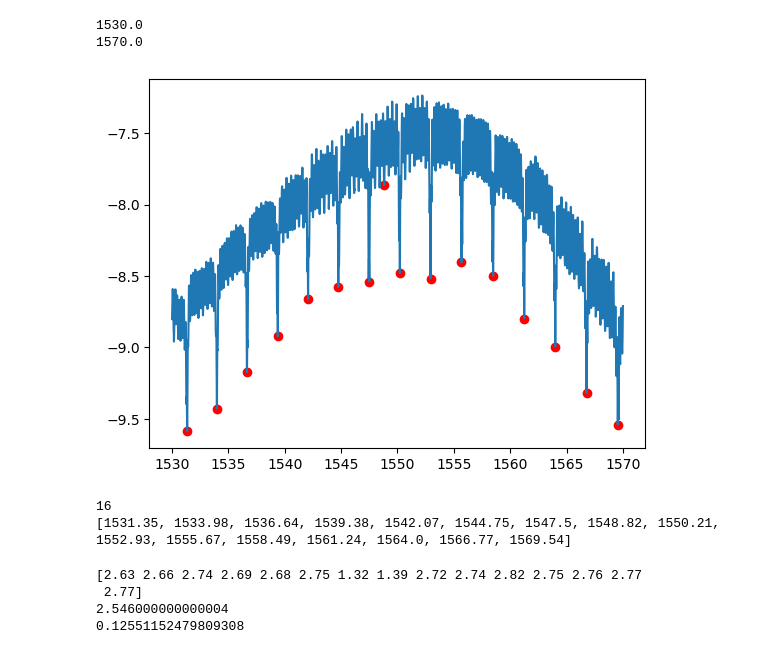
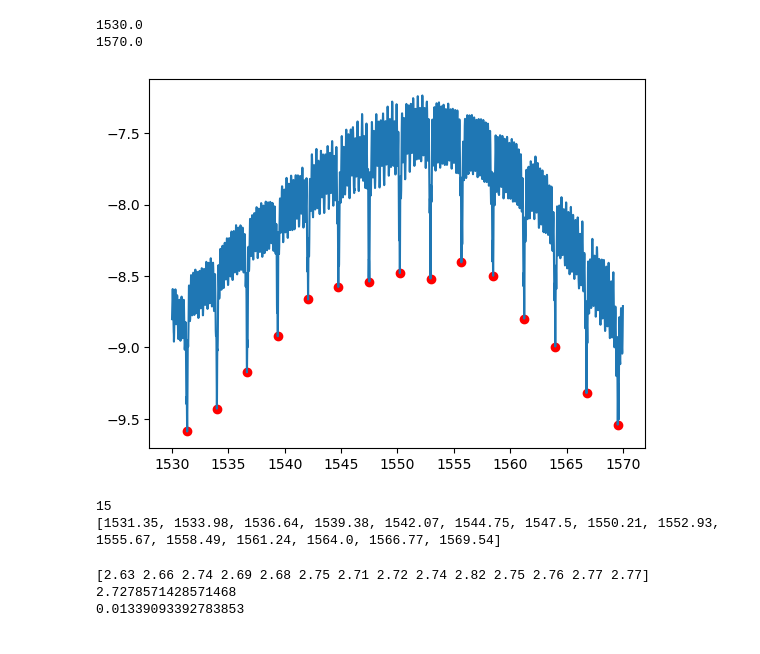
Before and after one commit to tdasanjh/team-chip-project, a Jupyter notebook: data_analysis/data_analysis_notebook.ipynb, the cells around one changed output. Cells and saved outputs as stored; diff of their text form; code cells hidden in the pictures.

Commit message:
repeating previous run with higher prominence

```diff
--- a/data_analysis/data_analysis_notebook.ipynb
+++ b/data_analysis/data_analysis_notebook.ipynb
@@ -22,18 +22,18 @@ print(wvlen_peak_search[-1])
 # %%
 wvlen_step_size=0.01
 approx_fsr=2.5
-promin_use=0.5
+promin_use=0.6
 dist_use=(approx_fsr/2)/wvlen_step_size
 peak_locs,n_peaks,peak_wavelens,peak_powers=daf.give_peak_locs(wvlen_step_size,approx_fsr,promin_use,dist_use,wvlen_peak_search,power_peak_search)
 plt.plot(wvlen_peak_search,power_peak_search)
 plt.scatter(peak_wavelens,peak_powers,color="red")
 plt.show()
 print(n_peaks)#just added for sanity check
 print(peak_wavelens)#sanity check
 # %% [output]
-[figure, old version]
+[figure, new version]
-16
-[1531.35, 1533.98, 1536.64, 1539.38, 1542.07, 1544.75, 1547.5, 1548.82, 1550.21, 1552.93, 1555.67, 1558.49, 1561.24, 1564.0, 1566.77, 1569.54]
+15
+[1531.35, 1533.98, 1536.64, 1539.38, 1542.07, 1544.75, 1547.5, 1550.21, 1552.93, 1555.67, 1558.49, 1561.24, 1564.0, 1566.77, 1569.54]
 # %%
 fsr_values=daf.calc_fsrs(peak_wavelens)
 fsr_mean,fsr_error=daf.fsr_avg_and_error(fsr_values)
@@ -41,7 +41,6 @@ print(fsr_values)
 print(fsr_mean)
 print(fsr_error)
 # %% [output]
-[2.63 2.66 2.74 2.69 2.68 2.75 1.32 1.39 2.72 2.74 2.82 2.75 2.76 2.77
- 2.77]
-2.546000000000004
-0.12551152479809308
+[2.63 2.66 2.74 2.69 2.68 2.75 2.71 2.72 2.74 2.82 2.75 2.76 2.77 2.77]
+2.7278571428571468
+0.01339093392783853
```
Also changed, not shown: 1 other file.
